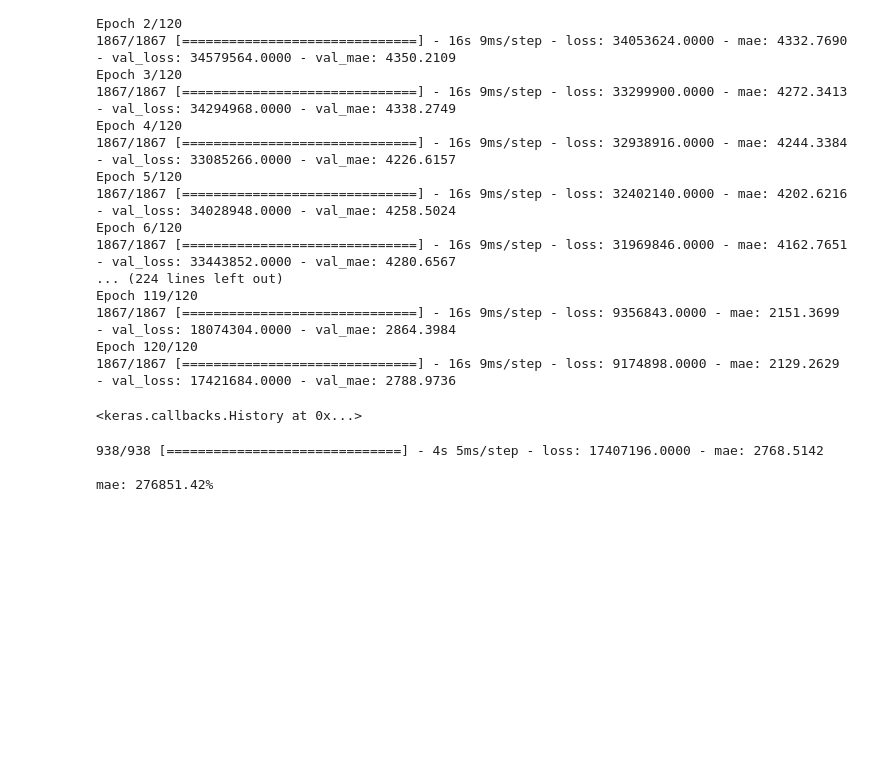
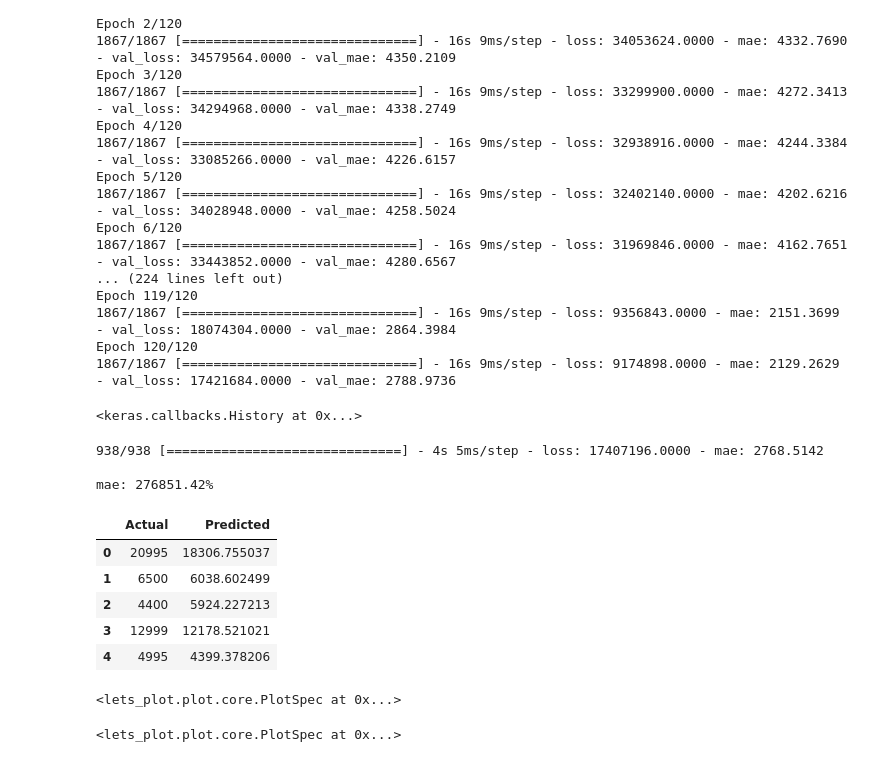
Before and after one commit to pokwir/Capstone---Predicting-market-value-of-used-cars, a Jupyter notebook: EDA-final.ipynb, the cells around one changed output. Saved outputs shown, nothing was run; the diff lists cells and outputs as text; code cells hidden in the pictures; blank space fills up the shorter version.

```diff
--- a/EDA-final.ipynb
+++ b/EDA-final.ipynb
@@ -840,0 +846,28 @@ mae: 276851.42%
+# %%
+df_pred = pd.read_csv('Data/df_pred.csv')
+# %%
+df_pred.head()
+# %% [output]
+|  | Actual | Predicted |
+| 0 | 20995 | 18306.755037 |
+| 1 | 6500 | 6038.602499 |
+| 2 | 4400 | 5924.227213 |
+| 3 | 12999 | 12178.521021 |
+| 4 | 4995 | 4399.378206 |
+# %%
+# scatter plot of actual vs predicted using ggplot
+ggplot(df_pred, aes(x='Actual', y='Predicted')) + geom_point() + geom_abline(color='red')
+# %% [output]
+<lets_plot.plot.core.PlotSpec at 0x...>
+# %%
+ggplot(df_pred, aes(x='Actual', y='Predicted', color='Predicted')) + geom_abline(color='red') +\
+    geom_point(alpha = 0.8, size =5, stat = 'identity', show_legend=False) + ggsize(600, 400) + \
+        theme_classic() + scale_color_continuous(low='yellow', high='blue') + flavor_high_contrast_light() + \
+                theme(axis_text_x = element_text(angle = 0, hjust = 1, size = 15))+ \
+                    theme(axis_text_y = element_text(size = 15)) + \
+                        theme(axis_line_y = element_line(color = 'white', size = 1)) + \
+                             scale_y_continuous(name='', breaks=[5000, 45000]) + \
+                             scale_x_continuous(name='', breaks=[5000, 45000]) + \
+                                labs(x='Actual Price', y=' Predicted', title='')
+# %% [output]
+<lets_plot.plot.core.PlotSpec at 0x...>
```
Also changed, not shown: parts of 2 cells of this notebook, 15 other files.
